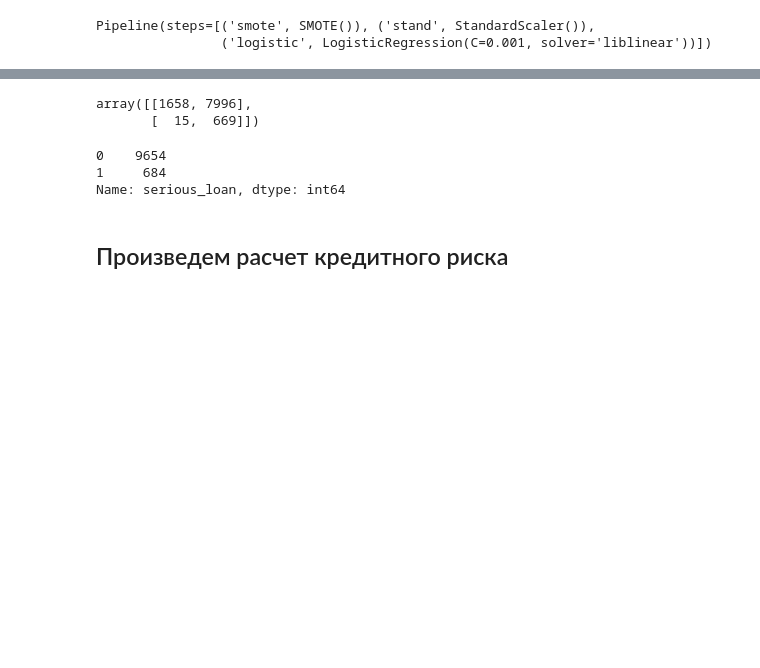
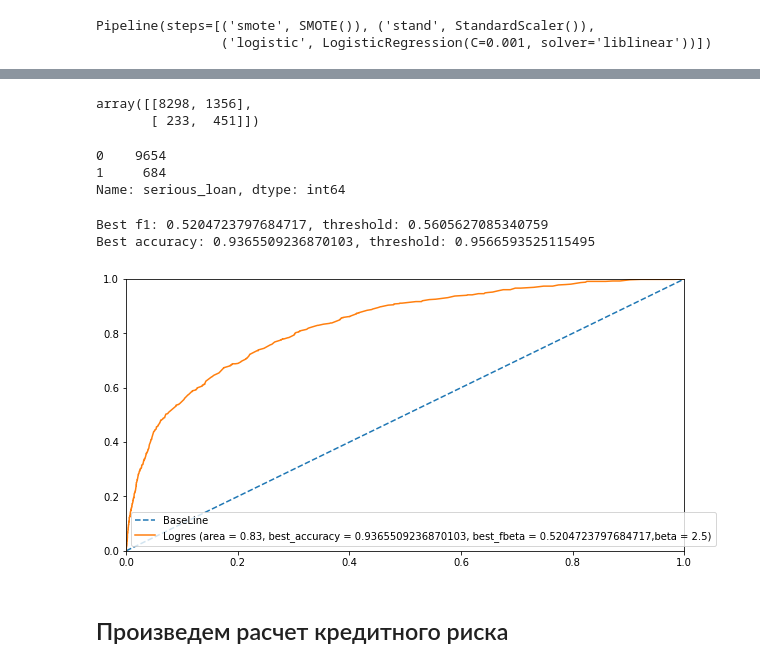
Before and after one commit to Stuksus/Credit_scoring_model, a Jupyter notebook: main.ipynb, the cells around one changed output, grey strips where cells are left out. Cells and saved outputs as stored; diff of their text form; code cells hidden in the pictures; blank space fills up the shorter version.

```diff
--- a/main.ipynb
+++ b/main.ipynb
@@ -1494,8 +1548,8 @@ new_list_preds = [1 if i >= 0.15676070653502114 else 0 for i in log_prob_preds[:
-# %%
-confusion_matrix(target_valid,new_list_preds)
-# %% [output]
-array([[1658, 7996],
-       [  15,  669]])
+# %%
+confusion_matrix(target_valid,(log_prob_preds[:,1]>0.59)*1.)
+# %% [output]
+array([[8298, 1356],
+       [ 233,  451]])
 # %%
 target_valid.value_counts()
 # %% [output]
@@ -1505,3 +1562,9 @@ Name: serious_loan, dtype: int64
+# %%
+best_threshold(target_test,log_preds_test_proba[:,1],"Logres",beta=2.5)
+# %% [output]
+Best f1: 0.5204723797684717, threshold: 0.5605627085340759
+Best accuracy: 0.9365509236870103, threshold: 0.9566593525115495
+[figure, added]
 # %% [markdown]
 ## Произведем расчет кредитного риска
 # %%
```
Also changed, not shown: parts of 38 cells of this notebook.
